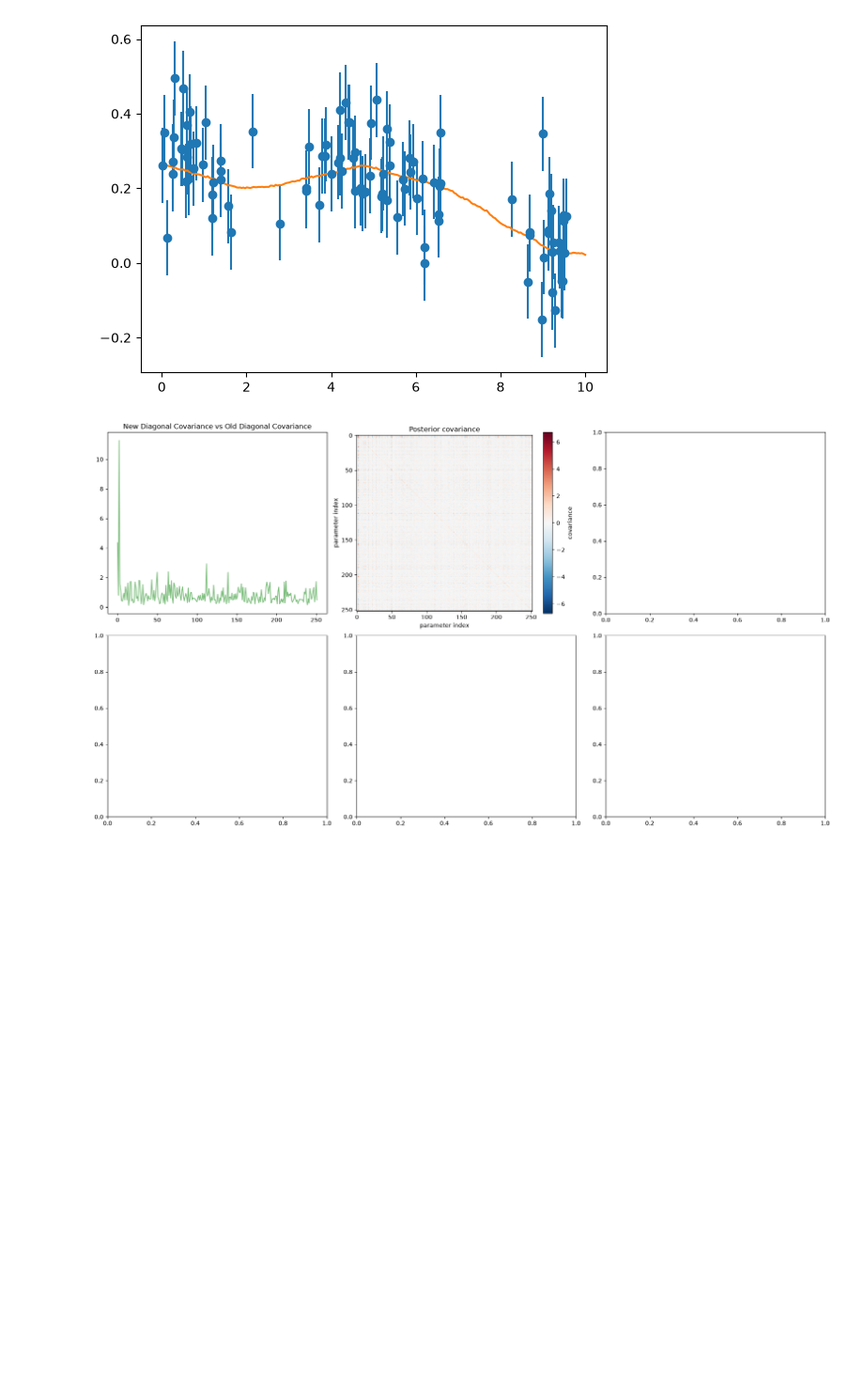
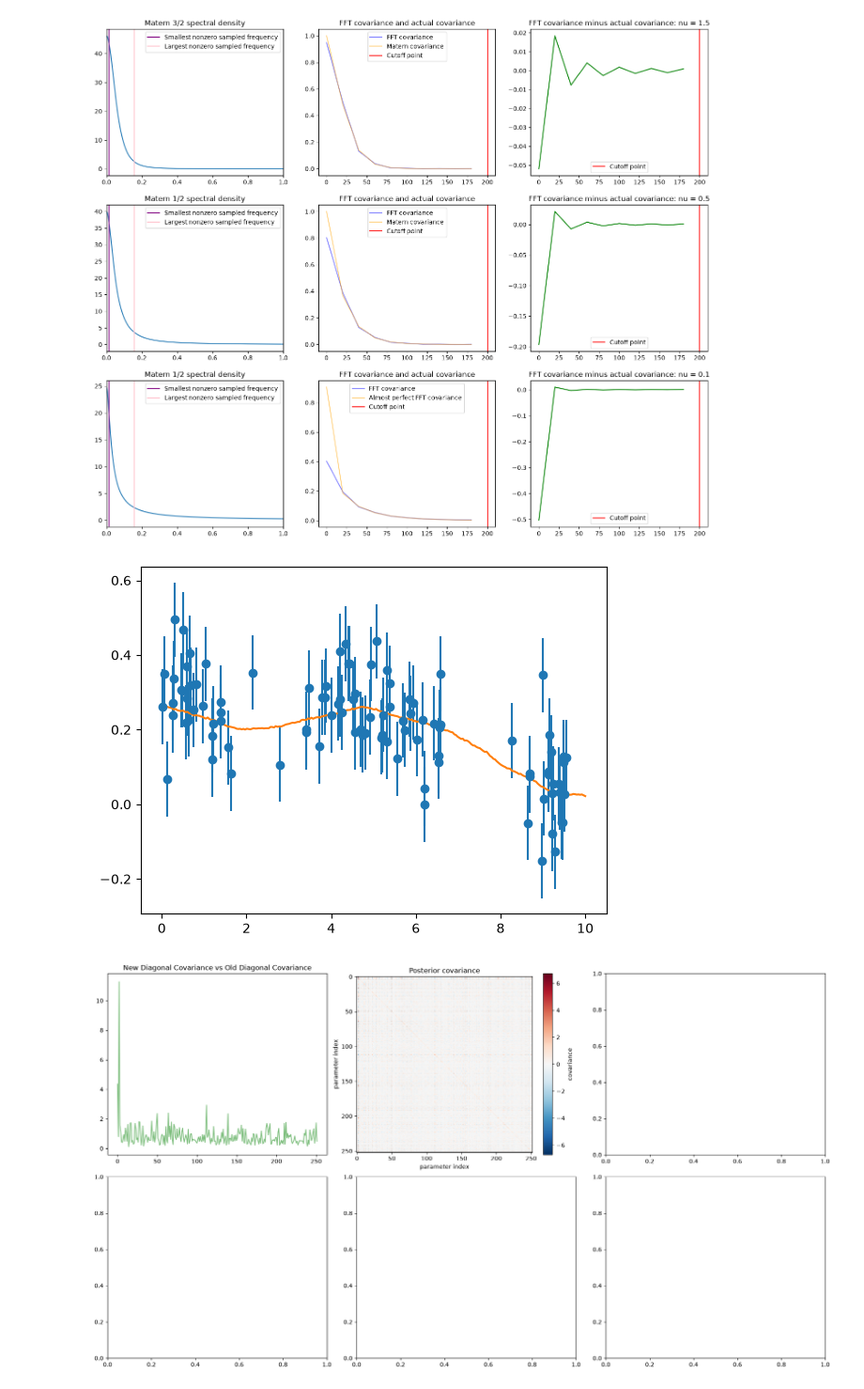
Before and after one commit to dtfrake/hmc-dust, a Jupyter notebook: inference_with_hardcoded_cov_matrix.ipynb, the cells around one changed output. Shown at 94% size. Saved outputs shown, nothing was run; the diff lists cells and outputs as text; code cells hidden in the pictures; blank space fills up the shorter version.

```diff
--- a/inference_with_hardcoded_cov_matrix.ipynb
+++ b/inference_with_hardcoded_cov_matrix.ipynb
@@ -47,0 +77,80 @@ window_adapt_square_mass_matrix = False
+# %%
+
+
+
+fig, axes = plt.subplots(3, 3, figsize = (18, 15))
+dx_internal = 20
+dx_external = 20
+N_internal = 10
+N_external = 10
+
+# In the graphs below, if I want to show what the covariance function beyond the padded region would look like, I can make N_cutoff less than N_external.
+# The graphs will show all the way up to N_external, but the only part of my covariance function that matters is that up to N_cutoff.
+N_cutoff = 10
+
+
+
+x_linspace = jnp.arange(N_external)*dx_external
+
+w_linspace = jnp.linspace(0, 10, 100000)
+axes[0][0].plot(w_linspace, general_matern_spectral_density(w_linspace, (hardcoded_logvar, jnp.log(1.5))))
+axes[0][0].set_title("Matern 3/2 spectral density")
+axes[0][0].axvline(x = 2*jnp.pi/(dx_internal*2*N_internal), color = "purple", label = "Smallest nonzero sampled frequency")
+axes[0][0].axvline(x = 2*jnp.pi/(dx_internal*2), color = "pink", label = "Largest nonzero sampled frequency")
+axes[0][0].set_xlim(0, 1)
+axes[0][0].legend()
+
+axes[0][1].plot(x_linspace, get_matern_covariance((hardcoded_logvar, jnp.log(1.5)), dx_internal, dx_external, N_internal, N_external), color = "blue", alpha = 0.5, label = 'FFT covariance')
+axes[0][1].plot(x_linspace, matern_32(x_linspace), color = "orange", alpha = 0.5, label = "Matern covariance")
+axes[0][2].plot(x_linspace, get_matern_covariance((hardcoded_logvar, jnp.log(1.5)), dx_internal, dx_external, N_internal, N_external) - matern_32(x_linspace), color = "green")
+axes[0][1].set_title("FFT covariance and actual covariance")
+axes[0][2].set_title("FFT covariance minus actual covariance: nu = 1.5")
+
+axes[1][0].plot(w_linspace, general_matern_spectral_density(w_linspace, (hardcoded_logvar, jnp.log(0.5))))
+axes[1][0].set_title("Matern 1/2 spectral density")
+axes[1][0].axvline(x = 2*jnp.pi/(dx_internal*2*N_internal), color = "purple", label = "Smallest nonzero sampled frequency")
+axes[1][0].axvline(x = 2*jnp.pi/(dx_internal*2), color = "pink", label = "Largest nonzero sampled frequency")
+axes[1][0].set_xlim(0, 1)
+axes[1][0].legend()
+
+axes[1][1].plot(x_linspace, get_matern_covariance((hardcoded_logvar, jnp.log(0.5)), dx_internal, dx_external, N_internal, N_external), color = "blue", alpha = 0.5, label = "FFT covariance")
+axes[1][1].plot(x_linspace, matern_12(x_linspace), color = "orange", alpha = 0.5, label = "Matern covariance")
+axes[1][2].plot(x_linspace, get_matern_covariance((hardcoded_logvar, jnp.log(0.5)), dx_internal, dx_external, N_internal, N_external) - matern_12(x_linspace), color = "green")
+axes[1][1].set_title("FFT covariance and actual covariance")
+axes[1][2].set_title("FFT covariance minus actual covariance: nu = 0.5")
+
+axes[2][0].plot(w_linspace, general_matern_spectral_density(w_linspace, (hardcoded_logvar, jnp.log(0.1))))
+axes[2][0].set_title("Matern 1/2 spectral density")
+axes[2][0].axvline(x = 2*jnp.pi/(dx_internal*2*N_internal), color = "purple", label = "Smallest nonzero sampled frequency")
+axes[2][0].axvline(x = 2*jnp.pi/(dx_internal*2), color = "pink", label = "Largest nonzero sampled frequency")
+axes[2][0].set_xlim(0, 1)
+axes[2][0].legend()
+
+real_cov = get_matern_covariance((hardcoded_logvar, jnp.log(0.1)), 0.002, dx_external, 1000000, N_external)
+axes[2][1].plot(x_linspace, get_matern_covariance((hardcoded_logvar, jnp.log(0.1)), dx_internal, dx_external, N_internal, N_external), color = "blue", alpha = 0.5, label = "FFT covariance")
+axes[2][1].plot(x_linspace, real_cov, color = "orange", alpha = 0.5, label = "Almost perfect FFT covariance")
+axes[2][2].plot(x_linspace, get_matern_covariance((hardcoded_logvar, jnp.log(0.1)), dx_internal, dx_external, N_internal, N_external) - real_cov, color = "green")
+axes[2][1].set_title("FFT covariance and actual covariance")
+axes[2][2].set_title("FFT covariance minus actual covariance: nu = 0.1")
+
+
+axes[0][1].axvline(x = dx_external*N_cutoff, color = "red", label = "Cutoff point")
+axes[0][1].legend()
+axes[0][2].axvline(x = dx_external*N_cutoff, color = "red", label = "Cutoff point")
+axes[0][2].legend()
+axes[1][1].axvline(x = dx_external*N_cutoff, color = "red", label = "Cutoff point")
+axes[1][1].legend()
+axes[1][2].axvline(x = dx_external*N_cutoff, color = "red", label = "Cutoff point")
+axes[1][2].legend()
+axes[2][1].axvline(x = dx_external*N_cutoff, color = "red", label = "Cutoff point")
+axes[2][1].legend()
+axes[2][2].axvline(x = dx_external*N_cutoff, color = "red", label = "Cutoff point")
+axes[2][2].legend()
+
+
+
+
+
+print(f"External dx: {dx_external} N_external: {N_external} Internal dx: {dx_internal} N_internal: {N_internal}")
+print(f"Logvar is: {hardcoded_logvar} Scale is: {jnp.exp(fixed_logscale)}")
+# %% [output]
@@ -48 +159,2 @@ window_adapt_square_mass_matrix = False
+[figure, added]
 # %%
```
Also changed, not shown: parts of 3 cells of this notebook, 4 other files.
